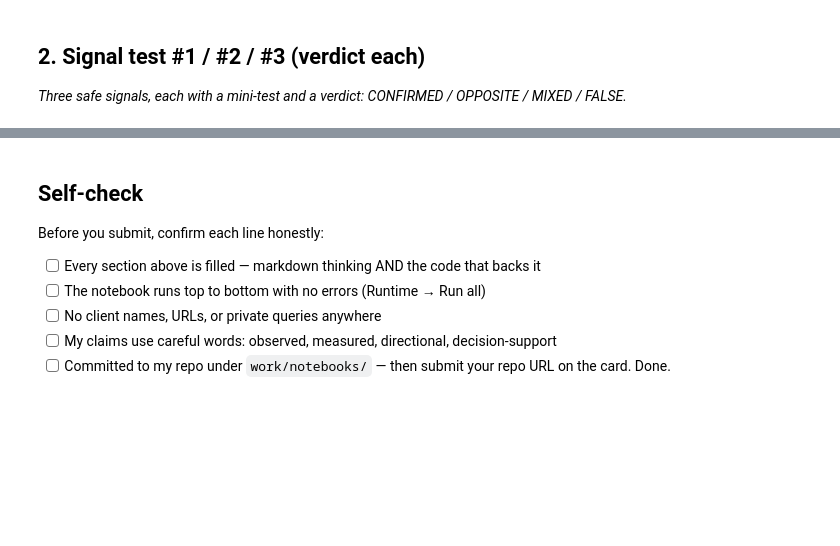
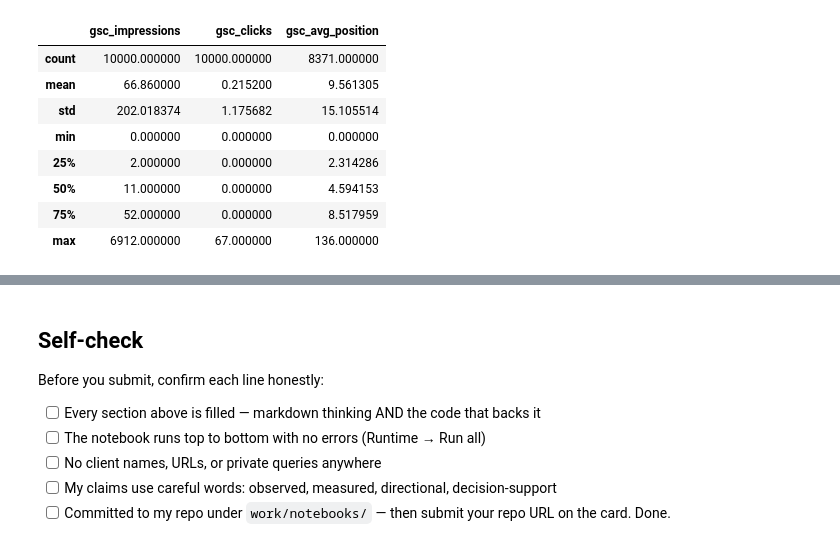
Before and after one commit to rishh19/FlyRank-AI-Internship, a Jupyter notebook: work/notebooks/w04_signal_audit.ipynb, the cells around one changed output, grey strips where cells are left out. Drawn from its saved outputs; the diff is of its cells as text; code cells hidden in the pictures; blank space fills up the shorter version.

Commit message:
ML-06: Complete Signal Audit

```diff
--- a/work/notebooks/w04_signal_audit.ipynb
+++ b/work/notebooks/w04_signal_audit.ipynb
@@ -13,7 +75,25 @@ This skeleton is yours to fill. Work the sections **in order** — each one has
 # %%
 # This cell is for CODE (numbers, a query, a check).
 # Write your text answer in the cell ABOVE this one — typing sentences here breaks Run All.
+query = f"""
+SELECT
+    gsc_impressions,
+    gsc_clicks,
+    gsc_avg_position
+FROM read_parquet('{path}')
+LIMIT 10000
+"""
+
+df = con.sql(query).df()
+
+df.describe()
+# %% [output]
+|  | gsc_impressions | gsc_clicks | gsc_avg_position |
+| count | 10000.000000 | 10000.000000 | 8371.000000 |
+| mean | 66.860000 | 0.215200 | 9.561305 |
+| std | 202.018374 | 1.175682 | 15.105514 |
+| min | 0.000000 | 0.000000 | 0.000000 |
+| 25% | 2.000000 | 0.000000 | 2.314286 |
+| 50% | 11.000000 | 0.000000 | 4.594153 |
+| 75% | 52.000000 | 0.000000 | 8.517959 |
+| max | 6912.000000 | 67.000000 | 136.000000 |
-# %% [markdown]
-## 2. Signal test #1 / #2 / #3 (verdict each)
-
-*Three safe signals, each with a mini-test and a verdict: CONFIRMED / OPPOSITE / MIXED / FALSE.*
```
Also changed, not shown: parts of 17 cells of this notebook.
